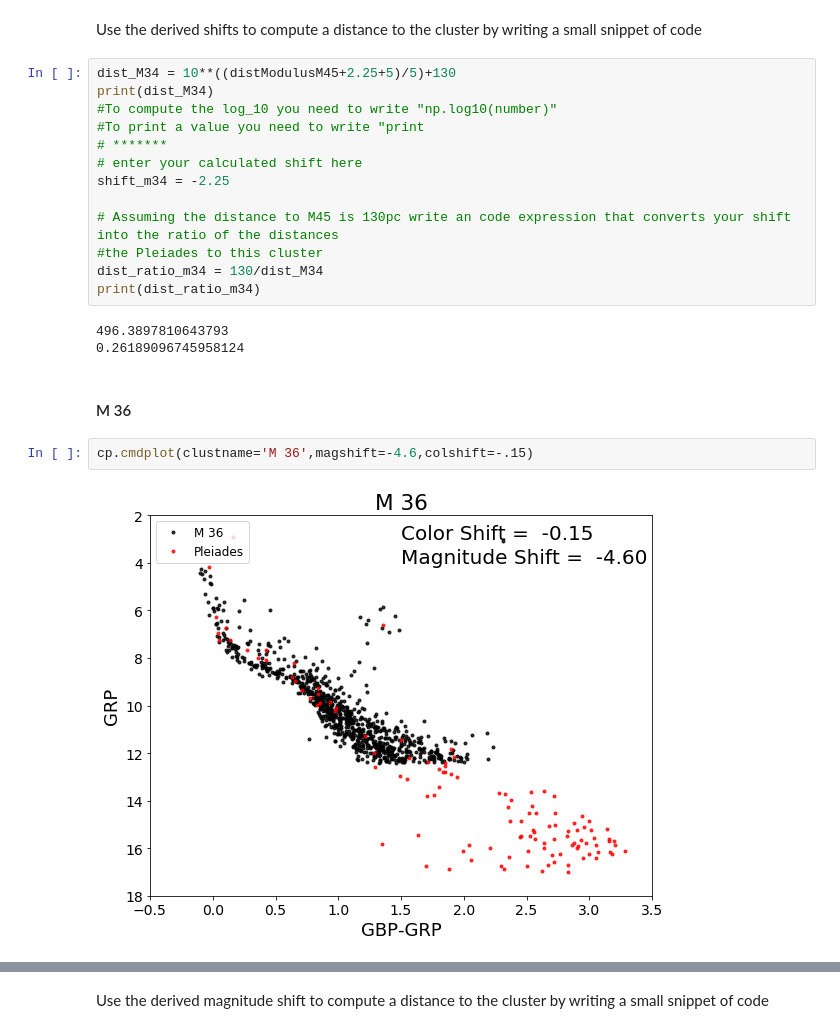
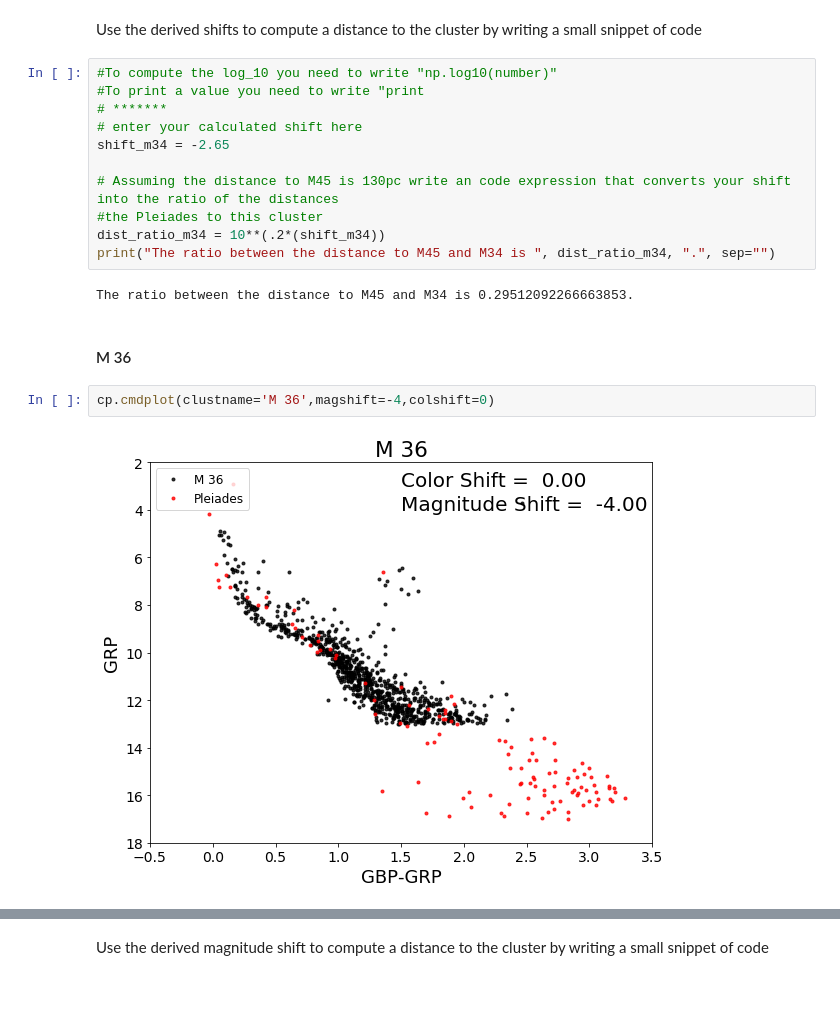
Before and after one commit to ThomasGartman/ASTR596_HW2, a Jupyter notebook: cluster_plot_student.ipynb, the cells around one changed output, grey strips where cells are left out. Cells and saved outputs as stored; diff of their text form; blank space fills up the shorter version.

```diff
--- a/cluster_plot_student.ipynb
+++ b/cluster_plot_student.ipynb
@@ -56,24 +48,21 @@ It appears that the main line of the M 34 cluster matches with the line feature
 # %% [markdown]
 Use the derived shifts to compute a distance to the cluster by writing a small snippet of code
 # %%
-dist_M34 = 10**((distModulusM45+2.25+5)/5)+130
-print(dist_M34)
 #To compute the log_10 you need to write "np.log10(number)"
 #To print a value you need to write "print
 # *******
 # enter your calculated shift here
-shift_m34 = -2.25
+shift_m34 = -2.65
 
 # Assuming the distance to M45 is 130pc write an code expression that converts your shift into the ratio of the distances
 #the Pleiades to this cluster
-dist_ratio_m34 = 130/dist_M34
-print(dist_ratio_m34)
+dist_ratio_m34 = 10**(.2*(shift_m34))
+print("The ratio between the distance to M45 and M34 is ", dist_ratio_m34, ".", sep="")
 # %% [output]
-496.3897810643793
-0.26189096745958124
+The ratio between the distance to M45 and M34 is 0.29512092266663853.
 # %% [markdown]
 #### M 36
 # %%
-cp.cmdplot(clustname='M 36',magshift=-4.6,colshift=-.15)
+cp.cmdplot(clustname='M 36',magshift=-4,colshift=0)
 # %% [output]
-[figure, old version]
+[figure, new version]
```
Also changed, not shown: parts of 12 cells of this notebook, 1 other file.
